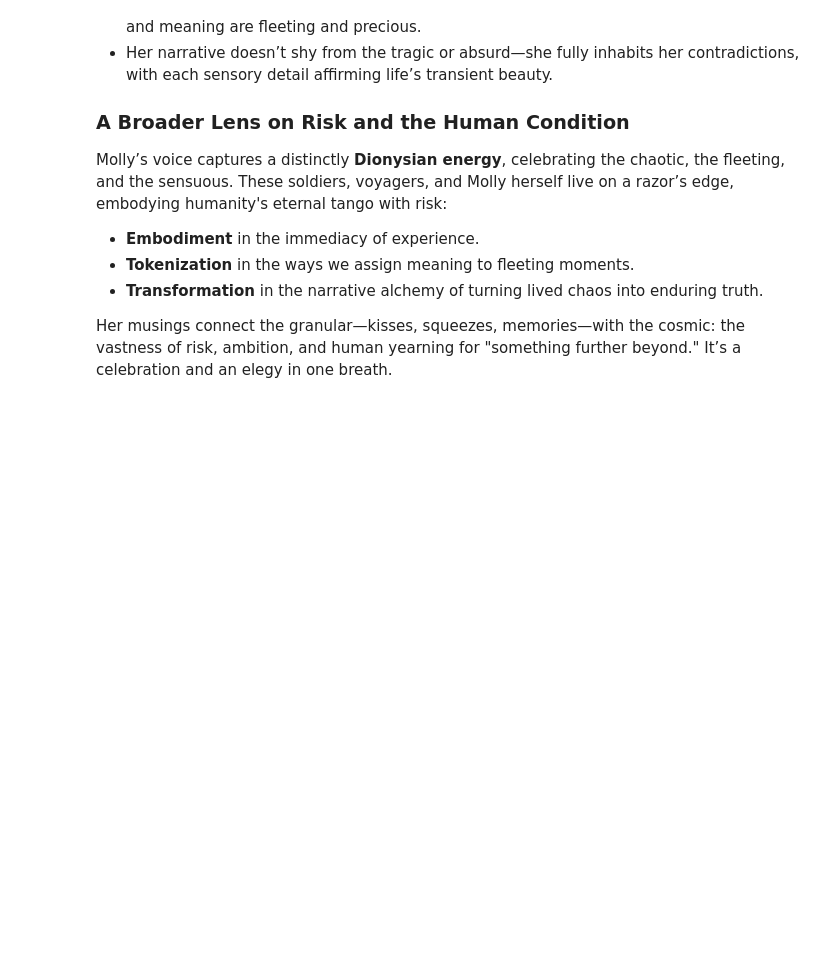
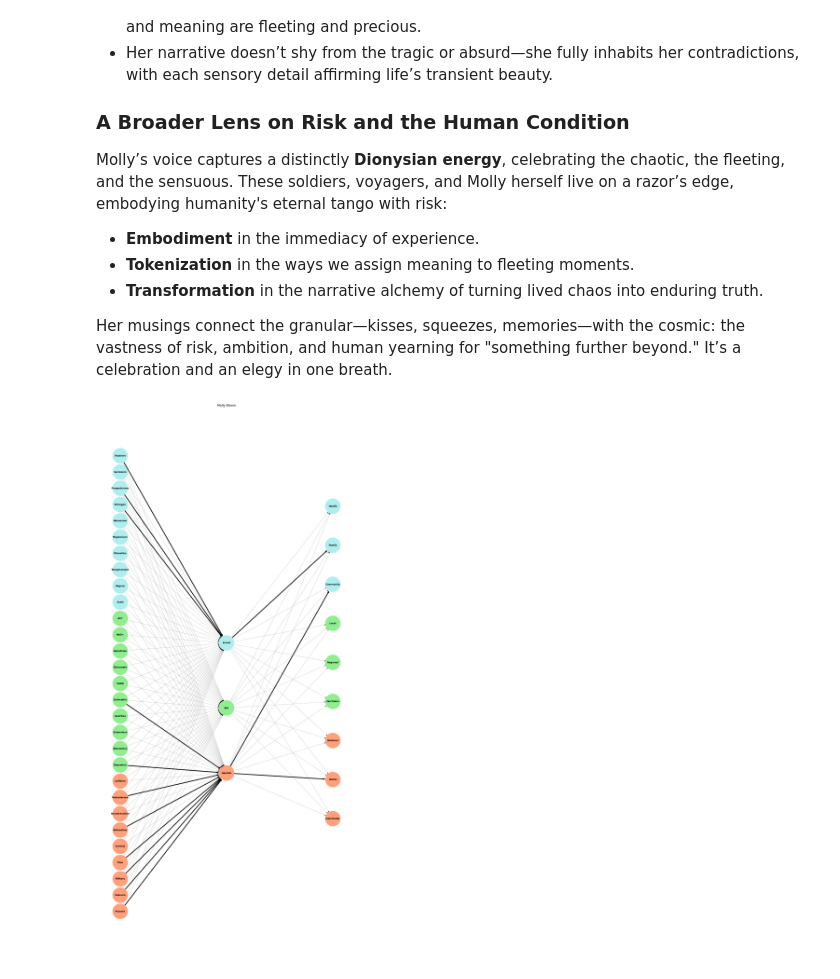
Before and after one commit to abikesa/networks, a Jupyter notebook: kitabo/ensi/_build/jupyter_execute/act1/chapter3.ipynb, the cells around one changed output. Drawn from its saved outputs; the diff is of its cells as text; code cells hidden in the pictures; blank space fills up the shorter version.

Commit message:
chat with gpt on molly

```diff
--- a/kitabo/ensi/_build/jupyter_execute/act1/chapter3.ipynb
+++ b/kitabo/ensi/_build/jupyter_execute/act1/chapter3.ipynb
@@ -86,3 +86,100 @@ Molly’s voice captures a distinctly **Dionysian energy**, celebrating the chao
 - **Transformation** in the narrative alchemy of turning lived chaos into enduring truth.
 
 Her musings connect the granular—kisses, squeezes, memories—with the cosmic: the vastness of risk, ambition, and human yearning for "something further beyond." It’s a celebration and an elegy in one breath.
+# %%
+import networkx as nx
+import matplotlib.pyplot as plt
+
+# Define input nodes, including specific neural effects of White Russian components
+input_nodes_patient = [
+    'Oxytocin', 'Serotonin', 'Progesterone', 'Estrogen', 'Adenosine', 'Magnesium', 'Phonetics', 'Temperament',
+    'Degree', 'Scale', 'ATP', 'NAD+', 'Glutathion', 'Glutamate', 'GABA', 'Endorphin', 'Qualities',
+    'Extensions', 'Alterations', 'Dopamine', 'Caffeine', 'Testosterone', 'Noradrenaline', 'Adrenaline', 'Cortisol',
+    'Time', 'Military', 'Cadence', 'Pockets'
+]
+
+# Define hidden layer nodes as archetypal latent space with distinct archetypes
+hidden_layer_labels_patient = [
+    'Invest', 'Bet', 'Gamble'
+]
+
+# Define output nodes for linear social validation hierarchy
+output_nodes_patient = [
+    'Health', 'Family', 'Community', 'Local', 'Regional', 'NexToken', 'National', 'Global', 'Interstellar'
+]
+
+# Initialize graph
+G_patient = nx.DiGraph()
+
+# Add all nodes to the graph
+G_patient.add_nodes_from(input_nodes_patient, layer='input')
+G_patient.add_nodes_from(hidden_layer_labels_patient, layer='hidden')
+G_patient.add_nodes_from(output_nodes_patient, layer='output')
+
+# Define key narrative pathways (thickened edges)
+thick_edges_patient = [
+    # Pathways emphasizing Elevation (Uplift)
+
+    ('Estrogen', 'Invest'), ('Invest', 'Family'),  # Cream as an energy source
+    ('Progesterone', 'Invest'),
+    ('Oxytocin', 'Invest'),
+
+    # Pathways emphasizing Approbation (Validation)
+    ('Dopamine', 'Gamble'),  # Dopamine's role in reward-seeking and tokenization
+   #  ('Caffeine', 'Bet'),    # Drive for focus and achievement
+   ('Endorphin', 'Gamble'),  # Shared humor and pleasure, memories
+    # Plus Ultra
+    ('Testosterone', 'Gamble'),  # Symbolic castration as masculinity diminished or questioned
+    ('Adrenaline', 'Gamble'),  # Fight-or-flight as undermining composure
+    ('Time', 'Gamble'),  # Limited temporal resources
+    ('Military', 'Gamble'), ('Gamble', 'Community'), ('Gamble', 'Global'), # Soldiers going to die at war or sea
+    ('Cadence', 'Gamble'),  # Enforced rhythm restricting freedom
+    ('Pockets', 'Gamble')  # Symbolic lack of resources or containment
+]
+
+# Connect all input nodes to hidden layer archetypes
+for input_node in input_nodes_patient:
+    for hidden_node in hidden_layer_labels_patient:
+        G_patient.add_edge(input_node, hidden_node)
+
+# Connect hidden layer archetypes to output nodes
+for hidden_node in hidden_layer_labels_patient:
+    for output_node in output_nodes_patient:
+        G_patient.add_edge(hidden_node, output_node)
+
+# Define layout positions
+pos_patient = {}
+for i, node in enumerate(input_nodes_patient):
+    pos_patient[node] = ((i + 0.5) * 0.25, 0)  # Input nodes at the bottom
+
+for i, node in enumerate(output_nodes_patient):
+    pos_patient[node] = ((i + 1.5) * 0.6, 2)  # Output nodes at the top
+
+for i, node in enumerate(hidden_layer_labels_patient):
+    pos_patient[node] = ((i + 3) * 1, 1)  # Hidden nodes in the middle layer
+
+# Define color scheme for nodes based on archetypes and White Russian dynamics
+node_colors_patient = [
+    'paleturquoise' if node in input_nodes_patient[:10] + hidden_layer_labels_patient[:1] + output_nodes_patient[:3] else
+    'lightgreen' if node in input_nodes_patient[10:20] + hidden_layer_labels_patient[1:2] + output_nodes_patient[3:6] else
+    'lightsalmon' if node in input_nodes_patient[20:] + hidden_layer_labels_patient[2:] + output_nodes_patient[6:] else
+    'lightgray'
+    for node in G_patient.nodes()
+]
+
+# Set edge widths with thickened lines for key narrative pathways
+edge_widths_patient = [3 if edge in thick_edges_patient else 0.2 for edge in G_patient.edges()]
+
+# Draw graph with rotated positions, thicker narrative edges, and archetypal colors
+plt.figure(figsize=(14, 30))
+pos_rotated = {node: (y, -x) for node, (x, y) in pos_patient.items()}
+
+nx.draw(G_patient, pos_rotated, with_labels=True, node_size=3500, node_color=node_colors_patient,
+        font_size=9, font_weight='bold', arrows=True, width=edge_widths_patient)
+
+# Add title and remove axes for clean visualization
+plt.title("Molly Bloom")
+plt.axis('off')
+plt.show()
+# %% [output]
+[figure, added]
```
Also changed, not shown: parts of 1 cell of this notebook, 13 other files.
